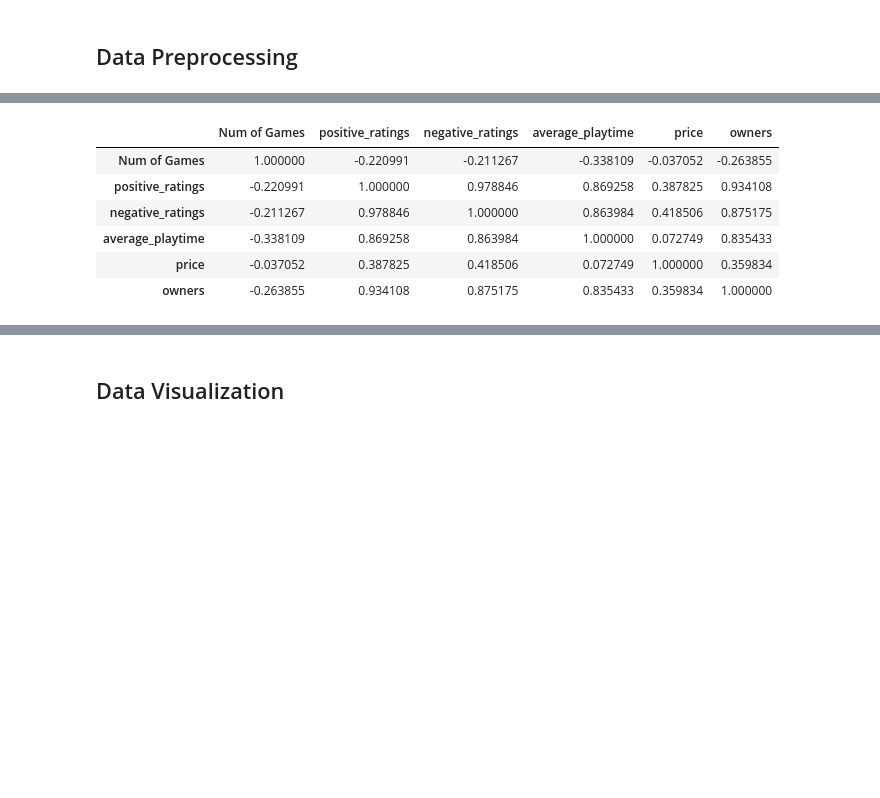
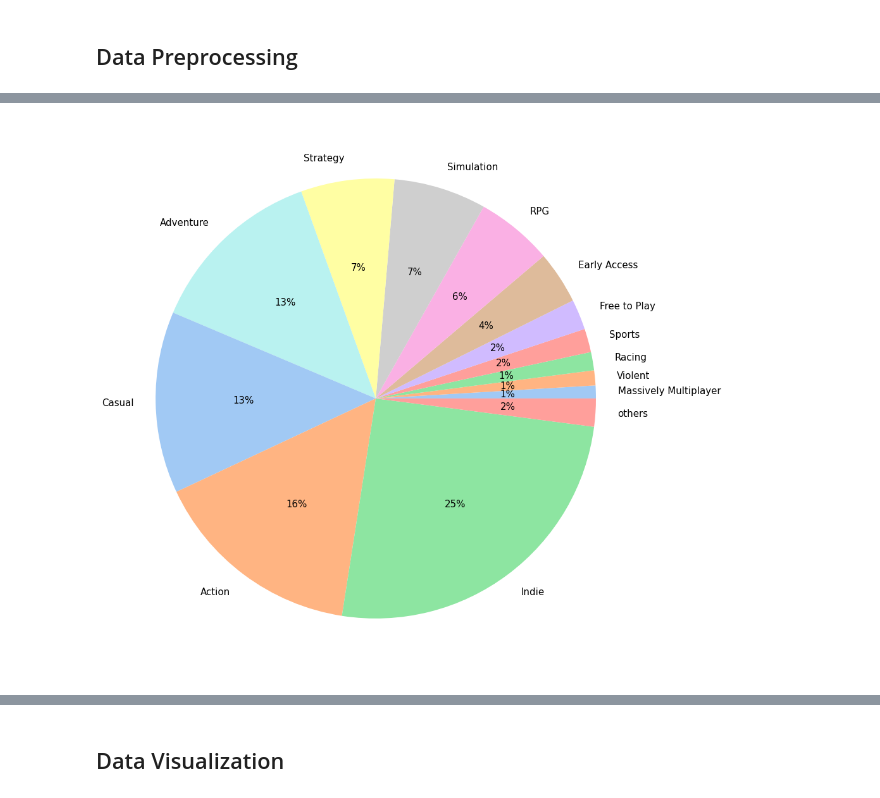
Before and after one commit to lxtrichard/ECE-143-Analysis-of-Steam-Video-Games, a Jupyter notebook: ECE_143_Final_Project.ipynb, the cells around one changed output, grey strips where cells are left out. Drawn from its saved outputs; the diff is of its cells as text; code cells hidden in the pictures; blank space fills up the shorter version.

```diff
--- a/ECE_143_Final_Project.ipynb
+++ b/ECE_143_Final_Project.ipynb
@@ -98,3 +177,24 @@ categories_count(games,'genres')
+# %%
+#plot the games distribution over differnet genres
+
+all_gen = categories_count(games,'genres')
+
+gen_name = list(all_gen.index)[-13:]
+sums = 0
+
+for val in gen_name:
+    sums+=all_gen['Num of Games'][val]
+
+gen_vals = list(all_gen['Num of Games'])[-13:]
+gen_vals.append(all_gen.sum()-sums)
+
+gen_name.append('others')
+colors = sns.color_palette('pastel')
+plt.figure(figsize=(16,16))
+plt.pie(gen_vals, labels=gen_name, colors=colors, autopct='%.0f%%',textprops={'fontsize': 15})
+plt.show()
+# %% [output]
+[figure, added]
 # %%
 def average_rating(game,col):
 
@@ -141,18 +237,3 @@ def average_rating(game,col):
         vals[column]=vals.index.map(counts)/vals['Num of Games']
 
     return vals
-# %%
-# return the  averagge games, positive ratings, neggative ratings, prices, and owners, in each catergory
-info = average_rating(games,'categories')
-
-
-# find correlation between each categories
-info.corr()
-# %% [output]
-|  | Num of Games | positive_ratings | negative_ratings | average_playtime | price | owners |
-| Num of Games | 1.000000 | -0.220991 | -0.211267 | -0.338109 | -0.037052 | -0.263855 |
-| positive_ratings | -0.220991 | 1.000000 | 0.978846 | 0.869258 | 0.387825 | 0.934108 |
-| negative_ratings | -0.211267 | 0.978846 | 1.000000 | 0.863984 | 0.418506 | 0.875175 |
-| average_playtime | -0.338109 | 0.869258 | 0.863984 | 1.000000 | 0.072749 | 0.835433 |
-| price | -0.037052 | 0.387825 | 0.418506 | 0.072749 | 1.000000 | 0.359834 |
-| owners | -0.263855 | 0.934108 | 0.875175 | 0.835433 | 0.359834 | 1.000000 |
```
Also changed, not shown: parts of 34 cells of this notebook, 3 other files.
